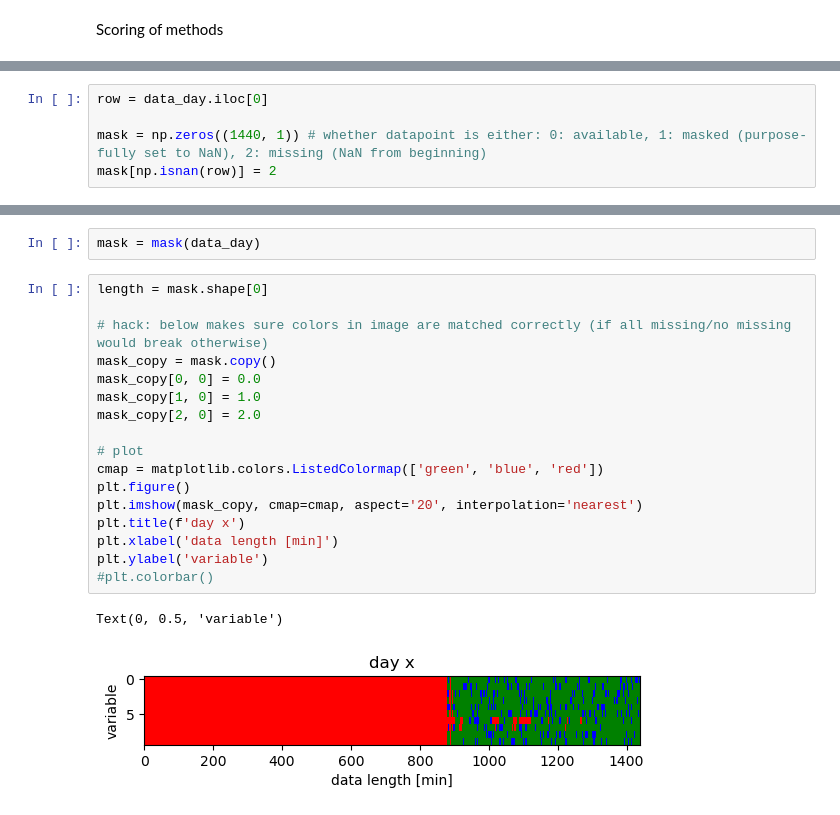
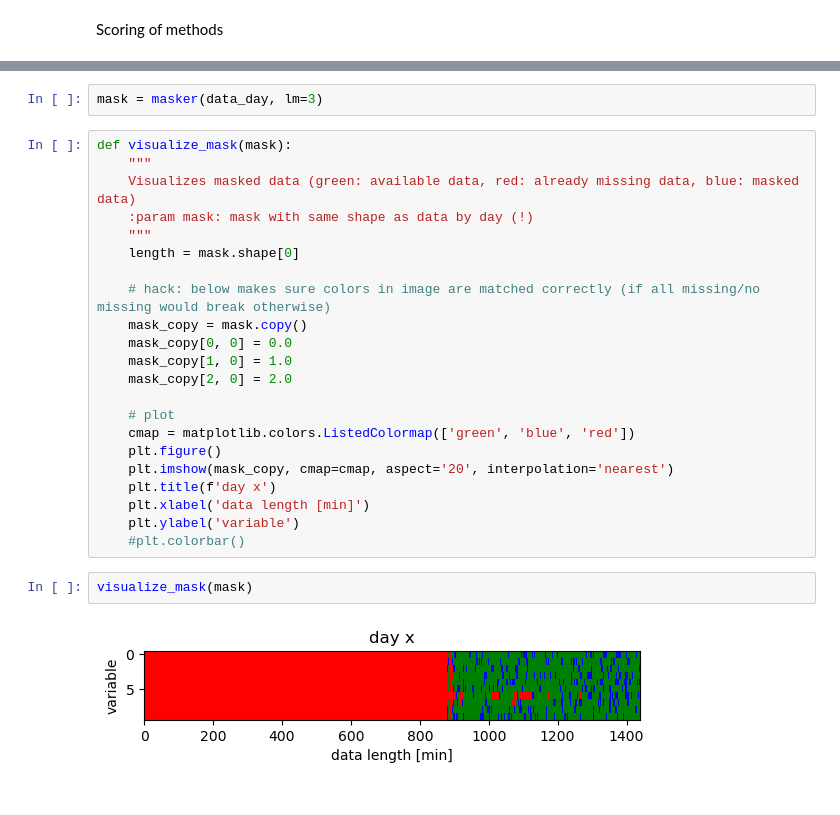
Before and after one commit to Yahnnosh/Sensor-Based-Modeling-of-Fatigue-Using-Transformer-Model, a Jupyter notebook: imputation_comparison.ipynb, the cells around one changed output, grey strips where cells are left out. Drawn from its saved outputs; the diff is of its cells as text.

```diff
--- a/imputation_comparison.ipynb
+++ b/imputation_comparison.ipynb
@@ -557,5 +516,0 @@ Name: ActivityCounts, Length: 1440, dtype: bool
-# %%
-row = data_day.iloc[0]
-
-mask = np.zeros((1440, 1)) # whether datapoint is either: 0: available, 1: masked (purpose-fully set to NaN), 2: missing (NaN from beginning)
-mask[np.isnan(row)] = 2
@@ -645,22 +565,28 @@ def mask(dat, lm=3, masking_ratio=0.15):
 # %%
-mask = mask(data_day)
+mask = masker(data_day, lm=3)
 # %%
-length = mask.shape[0]
+def visualize_mask(mask):
+    """
+    Visualizes masked data (green: available data, red: already missing data, blue: masked data)
+    :param mask: mask with same shape as data by day (!)
+    """
+    length = mask.shape[0]
 
-# hack: below makes sure colors in image are matched correctly (if all missing/no missing would break otherwise)
-mask_copy = mask.copy()
-mask_copy[0, 0] = 0.0
-mask_copy[1, 0] = 1.0
-mask_copy[2, 0] = 2.0
+    # hack: below makes sure colors in image are matched correctly (if all missing/no missing would break otherwise)
+    mask_copy = mask.copy()
+    mask_copy[0, 0] = 0.0
+    mask_copy[1, 0] = 1.0
+    mask_copy[2, 0] = 2.0
 
-# plot
-cmap = matplotlib.colors.ListedColormap(['green', 'blue', 'red'])
-plt.figure()
-plt.imshow(mask_copy, cmap=cmap, aspect='20', interpolation='nearest')
-plt.title(f'day x')
-plt.xlabel('data length [min]')
-plt.ylabel('variable')
-#plt.colorbar()
+    # plot
+    cmap = matplotlib.colors.ListedColormap(['green', 'blue', 'red'])
+    plt.figure()
+    plt.imshow(mask_copy, cmap=cmap, aspect='20', interpolation='nearest')
+    plt.title(f'day x')
+    plt.xlabel('data length [min]')
+    plt.ylabel('variable')
+    #plt.colorbar()
-# %% [output]
-Text(0, 0.5, 'variable')
-[figure, removed]
+# %%
+visualize_mask(mask)
+# %% [output]
+[figure, added]
```
Also changed, not shown: parts of 15 cells of this notebook, 2 other files.
